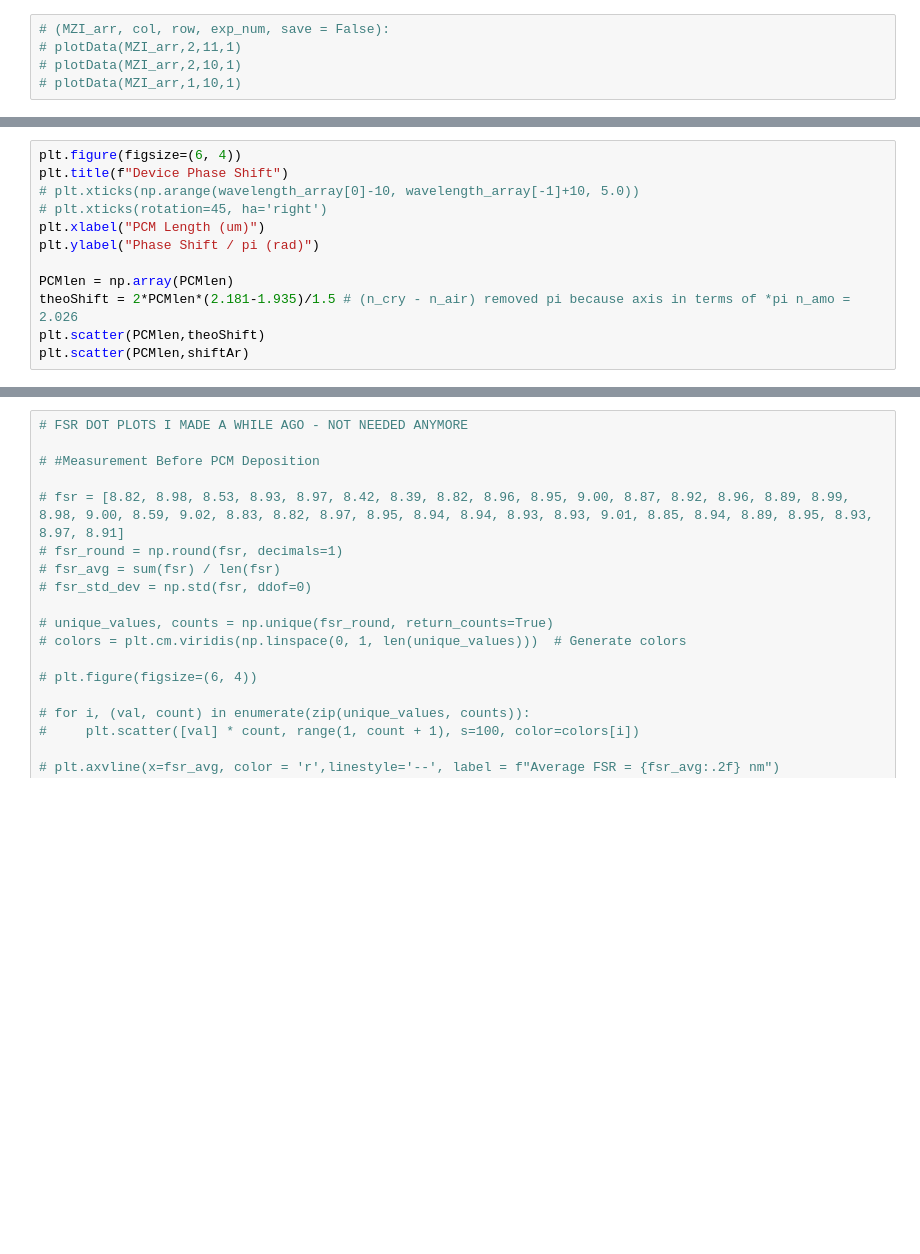
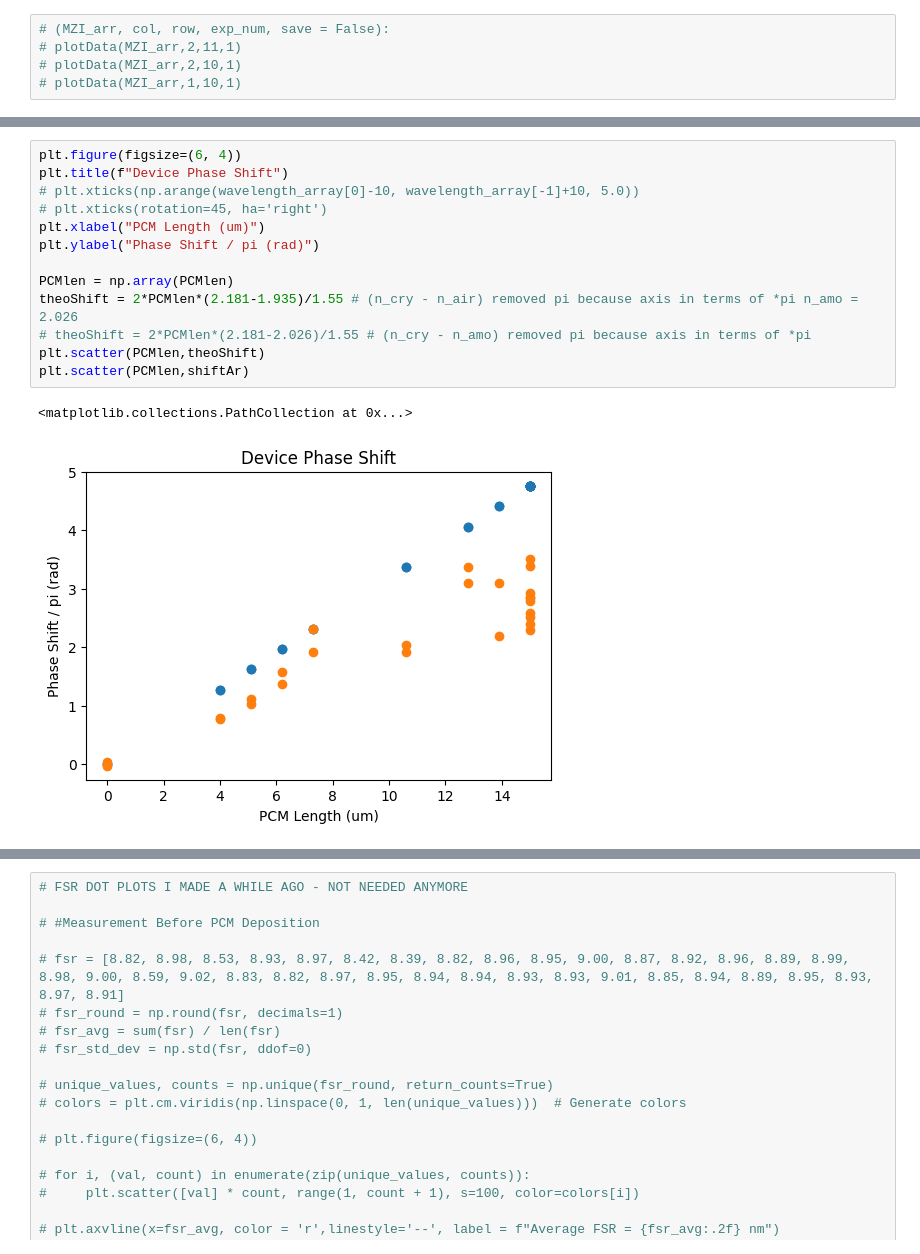
Before and after one commit to kunes-kamila/PCM, a Jupyter notebook: process_idep.ipynb, the cells around one changed output, grey strips where cells are left out. Saved outputs shown, nothing was run; the diff lists cells and outputs as text; blank space fills up the shorter version.

```diff
--- a/process_idep.ipynb
+++ b/process_idep.ipynb
@@ -406,15 +455,19 @@ plt.scatter(PCMlen,shiftAr)
 # %%
 plt.figure(figsize=(6, 4))
 plt.title(f"Device Phase Shift")
 # plt.xticks(np.arange(wavelength_array[0]-10, wavelength_array[-1]+10, 5.0))
 # plt.xticks(rotation=45, ha='right')
 plt.xlabel("PCM Length (um)")
 plt.ylabel("Phase Shift / pi (rad)")
 
 PCMlen = np.array(PCMlen)
-theoShift = 2*PCMlen*(2.181-1.935)/1.5 # (n_cry - n_air) removed pi because axis in terms of *pi n_amo = 2.026
+theoShift = 2*PCMlen*(2.181-1.935)/1.55 # (n_cry - n_air) removed pi because axis in terms of *pi n_amo = 2.026
+# theoShift = 2*PCMlen*(2.181-2.026)/1.55 # (n_cry - n_amo) removed pi because axis in terms of *pi
 plt.scatter(PCMlen,theoShift)
 plt.scatter(PCMlen,shiftAr)
+# %% [output]
+<matplotlib.collections.PathCollection at 0x...>
+[figure, added]
 # %%
 # ok but actually we need to subtract out the phase shift induced by non-PCM sources like the capping layer and annealing.
 # so, I will take the phase shift introduced in the device with PCM length = 0 and subtract that from all other data points.
```
Also changed, not shown: parts of 4 cells of this notebook.
